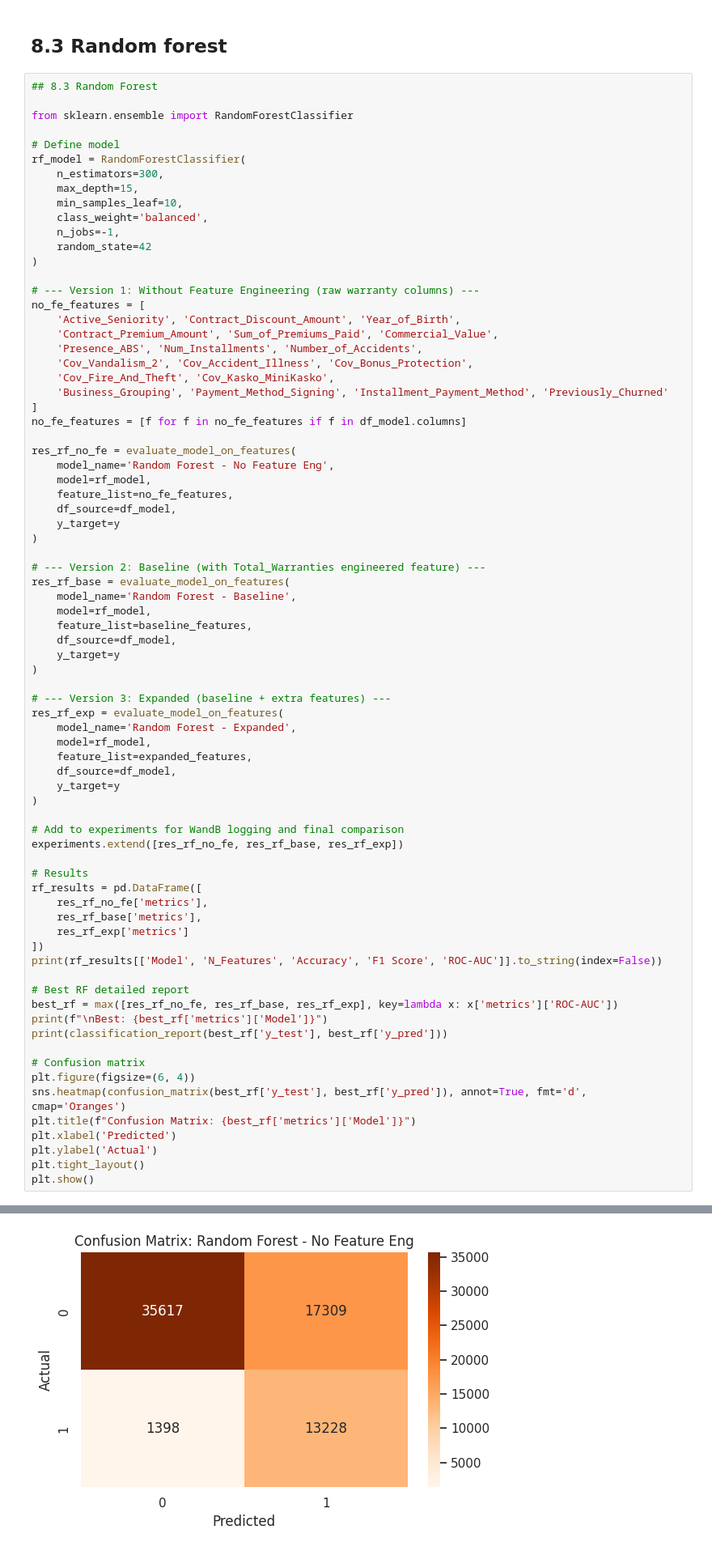
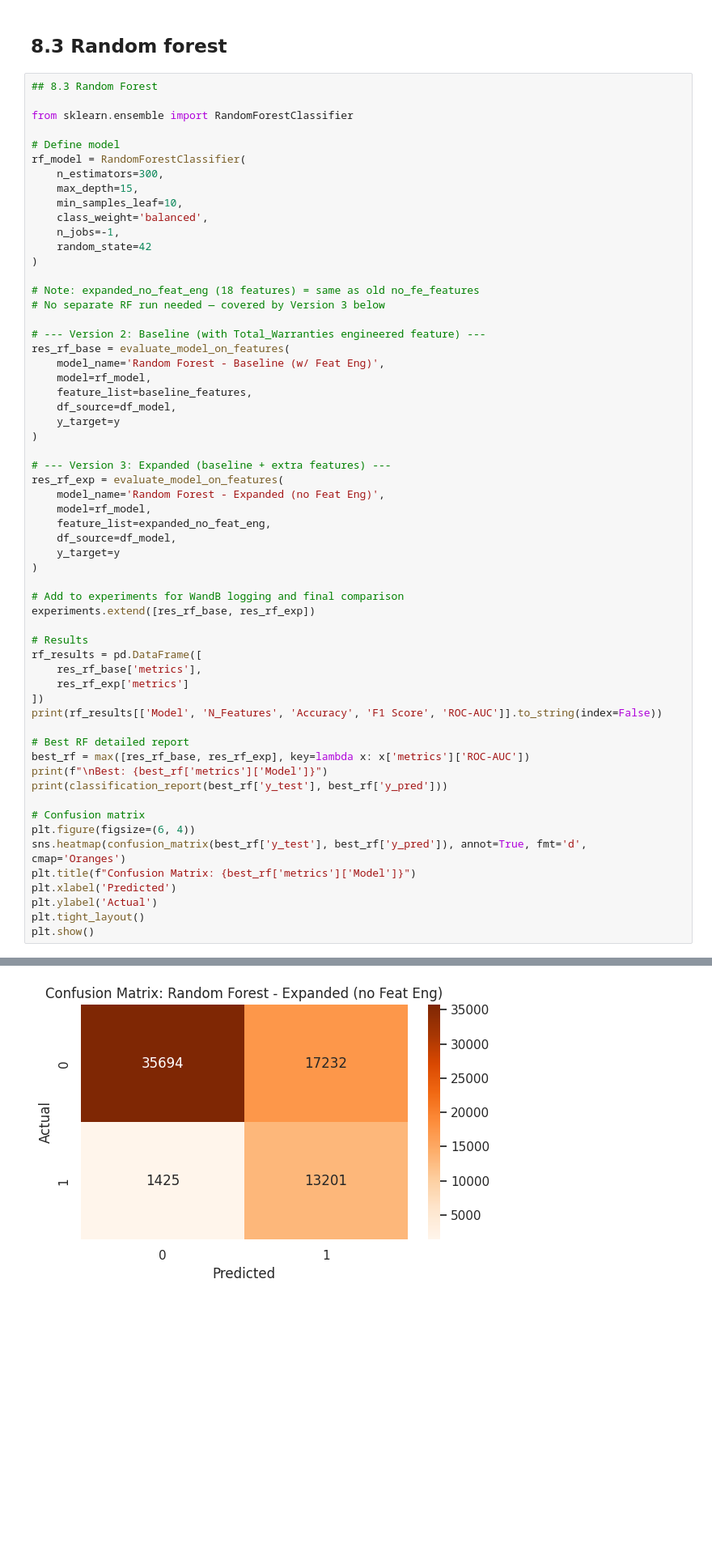
Before and after one commit to Sukhdeep123/BBSMasters, a Jupyter notebook: Customer_Churn_Prediction/S_LightGBM_XGBoost_ML_Churn.ipynb, the cells around one changed output, grey strips where cells are left out. Shown at 81% size. Cells and saved outputs as stored; diff of their text form; blank space fills up the shorter version.

Commit message:
Update churn notebook (final version) and add interactive dashboard

```diff
--- a/Customer_Churn_Prediction/S_LightGBM_XGBoost_ML_Churn.ipynb
+++ b/Customer_Churn_Prediction/S_LightGBM_XGBoost_ML_Churn.ipynb
@@ -2520,28 +2519,12 @@ rf_model = RandomForestClassifier(
     random_state=42
 )
 
-# --- Version 1: Without Feature Engineering (raw warranty columns) ---
-no_fe_features = [
-    'Active_Seniority', 'Contract_Discount_Amount', 'Year_of_Birth',
-    'Contract_Premium_Amount', 'Sum_of_Premiums_Paid', 'Commercial_Value',
-    'Presence_ABS', 'Num_Installments', 'Number_of_Accidents',
-    'Cov_Vandalism_2', 'Cov_Accident_Illness', 'Cov_Bonus_Protection',
-    'Cov_Fire_And_Theft', 'Cov_Kasko_MiniKasko',
-    'Business_Grouping', 'Payment_Method_Signing', 'Installment_Payment_Method', 'Previously_Churned'
-]
-no_fe_features = [f for f in no_fe_features if f in df_model.columns]
-
-res_rf_no_fe = evaluate_model_on_features(
-    model_name='Random Forest - No Feature Eng',
-    model=rf_model,
-    feature_list=no_fe_features,
-    df_source=df_model,
-    y_target=y
-)
+# Note: expanded_no_feat_eng (18 features) = same as old no_fe_features
+# No separate RF run needed — covered by Version 3 below
 
 # --- Version 2: Baseline (with Total_Warranties engineered feature) ---
 res_rf_base = evaluate_model_on_features(
-    model_name='Random Forest - Baseline',
+    model_name='Random Forest - Baseline (w/ Feat Eng)',
     model=rf_model,
     feature_list=baseline_features,
     df_source=df_model,
@@ -2550,26 +2533,25 @@ res_rf_base = evaluate_model_on_features(
 
 # --- Version 3: Expanded (baseline + extra features) ---
 res_rf_exp = evaluate_model_on_features(
-    model_name='Random Forest - Expanded',
+    model_name='Random Forest - Expanded (no Feat Eng)',
     model=rf_model,
-    feature_list=expanded_features,
+    feature_list=expanded_no_feat_eng,
     df_source=df_model,
     y_target=y
 )
 
 # Add to experiments for WandB logging and final comparison
-experiments.extend([res_rf_no_fe, res_rf_base, res_rf_exp])
+experiments.extend([res_rf_base, res_rf_exp])
 
 # Results
 rf_results = pd.DataFrame([
-    res_rf_no_fe['metrics'],
     res_rf_base['metrics'],
     res_rf_exp['metrics']
 ])
 print(rf_results[['Model', 'N_Features', 'Accuracy', 'F1 Score', 'ROC-AUC']].to_string(index=False))
 
 # Best RF detailed report
-best_rf = max([res_rf_no_fe, res_rf_base, res_rf_exp], key=lambda x: x['metrics']['ROC-AUC'])
+best_rf = max([res_rf_base, res_rf_exp], key=lambda x: x['metrics']['ROC-AUC'])
 print(f"\nBest: {best_rf['metrics']['Model']}")
 print(classification_report(best_rf['y_test'], best_rf['y_pred']))
 
@@ -2591,9 +2572,9 @@ Best: Random Forest - No Feature Eng
               precision    recall  f1-score   support
 
            0       0.96      0.67      0.79     52926
            1       0.43      0.90      0.59     14626
 
     accuracy                           0.72     67552
    macro avg       0.70      0.79      0.69     67552
 weighted avg       0.85      0.72      0.75     67552
-[figure, old version]
+[figure, new version]
```
Also changed, not shown: parts of 15 cells of this notebook, 1 other file.
